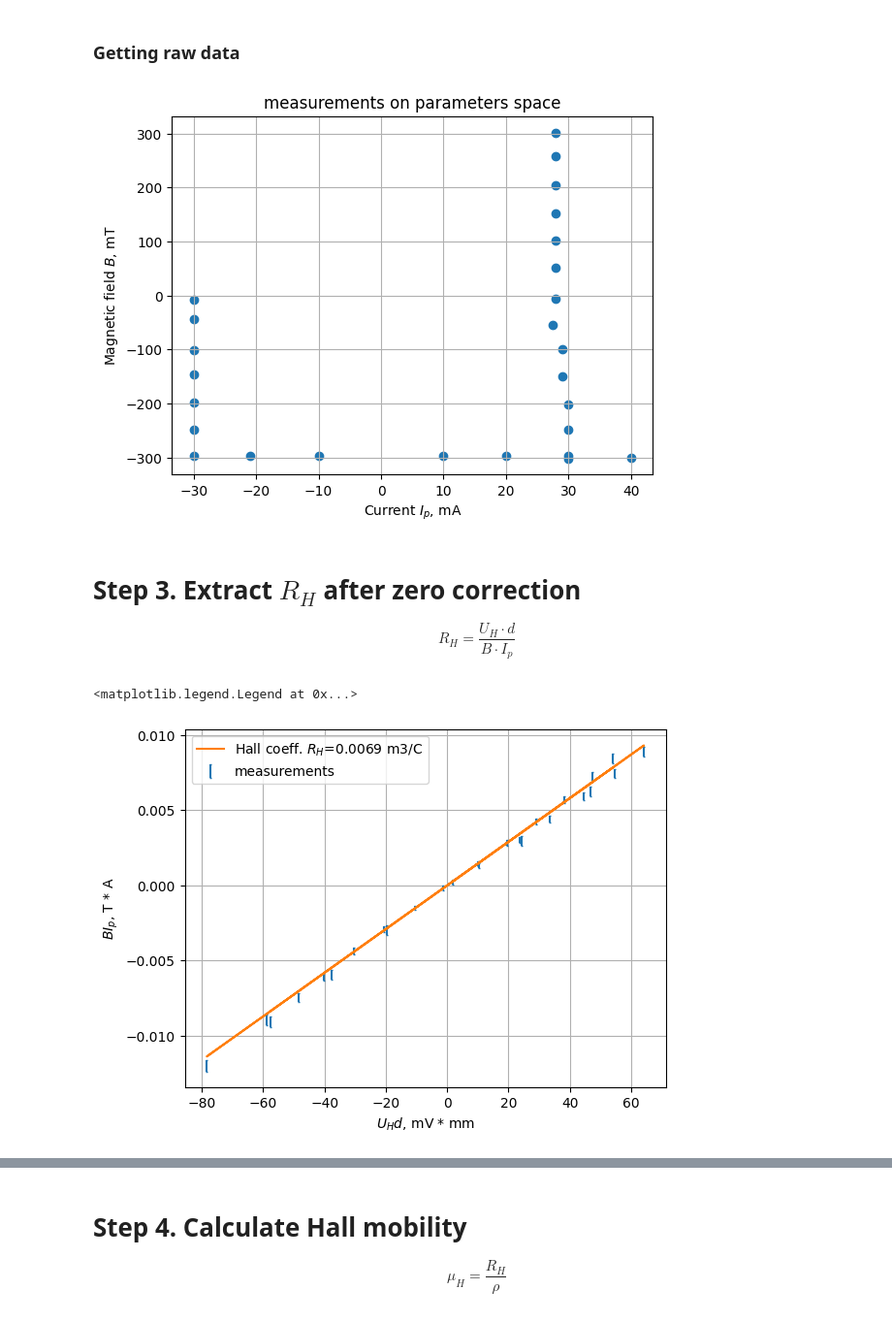
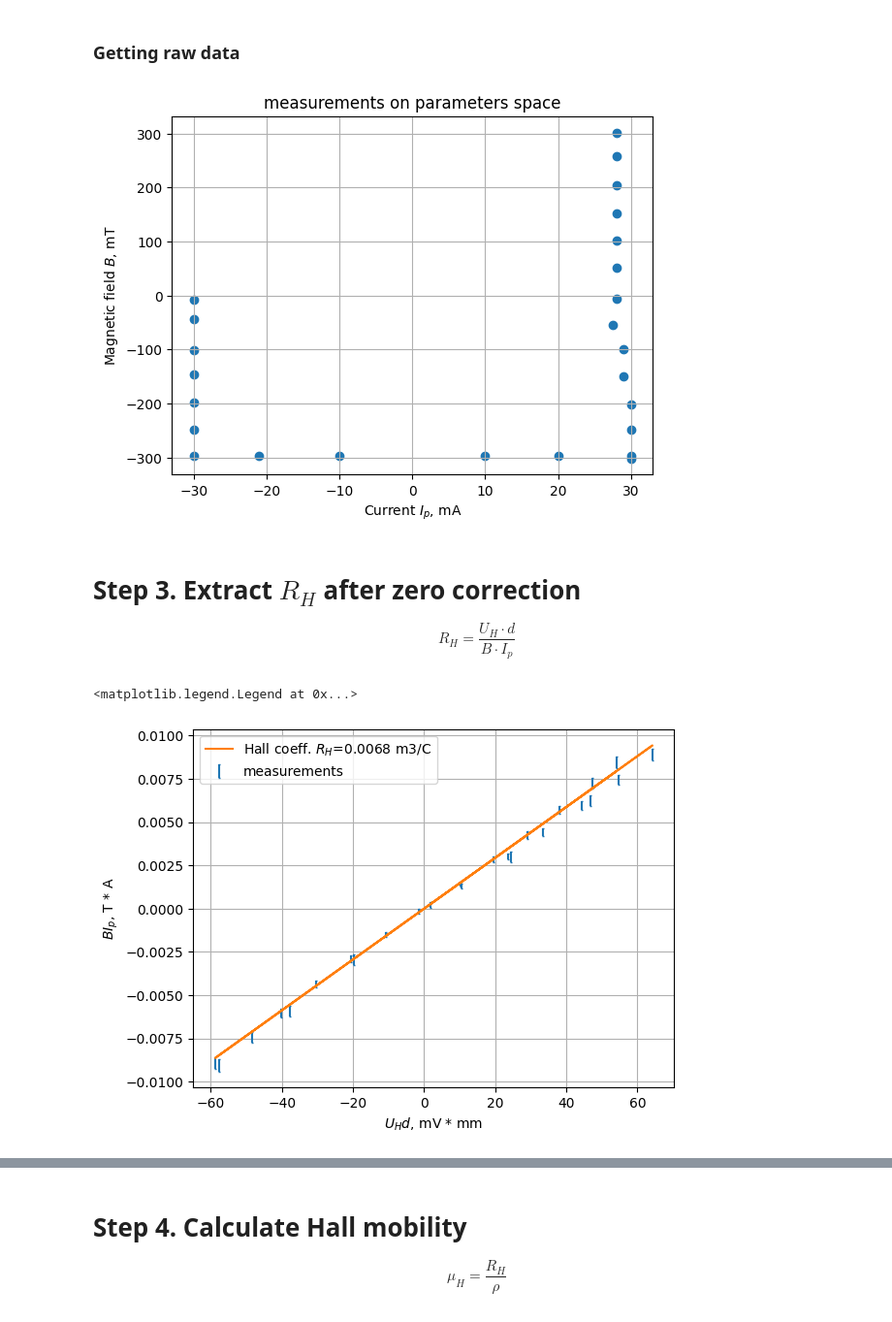
Before and after one commit to evgeny-kolonsky/Lab4, a Jupyter notebook: Hall/Hall_cold_measurements.ipynb, the cells around one changed output, grey strips where cells are left out. Shown at 97% size. Saved outputs shown, nothing was run; the diff lists cells and outputs as text; code cells hidden in the pictures.

```diff
--- a/Hall/Hall_cold_measurements.ipynb
+++ b/Hall/Hall_cold_measurements.ipynb
@@ -129,7 +131,7 @@ data = '''
 28 1257 99.98 -204
 28 1265 109.50 -259
 28 1272 116.62 -302
-40 1854 12.86 300
+#40 1854 12.86 300
 30 1394 9.89 298
 20 894 6.34 297
 10 466 3.29 297
@@ -164,7 +166,7 @@ plt.ylabel(r'Magnetic field $B$, mT')
 plt.title('measurements on parameters space')
 plt.grid()
 # %% [output]
-[figure, old version]
+[figure, new version]
 # %% [markdown]
 # Step 3. Extract $R_H$ after zero correction
 $$
@@ -173,29 +175,32 @@ $$
 # %%
 # hall voltage zero correction
 Uh_ = Uh - beta * Up - U0
 
 
 y = B * Ip
 # relative error
 y_rel = np.sqrt(B_rel**2 + Ip_rel**2)
 y_err = np.abs(y * y_rel)
 # Error by x is negligible
 x = Uh_ * d
-k, k_error  = weighted_average(y/x, y_err/x)
+fit = linregress(x, y)
+k = fit. slope
+k_error  = fit.stderr
+#k, k_error  = weighted_average(y/x, y_err/x)
 k_rel = np.abs(k_error / k)
 RH = 1 / k
 RH_err =  RH * k_rel
 
 plt.errorbar(x*1e6, y, yerr=y_err,  capsize=1, linestyle='', label='measurements')
 plt.plot(x*1e6, (k * x), label=fr'Hall coeff. $R_H$={RH:.4f} m3/C')
 plt.grid()
 plt.ylabel(r'$B I_p$, T * A')
 plt.xlabel(r'$U_H d$, mV * mm')
 
 plt.legend()
 # %% [output]
 <matplotlib.legend.Legend at 0x...>
-[figure, old version]
+[figure, new version]
 # %%
 print(f'Measured value RH = {RH*1e3:.2f} ± {RH_err*1e3:.2f} 10^-3 m3/C')
 # %% [output]
```
Also changed, not shown: parts of 15 cells of this notebook.
